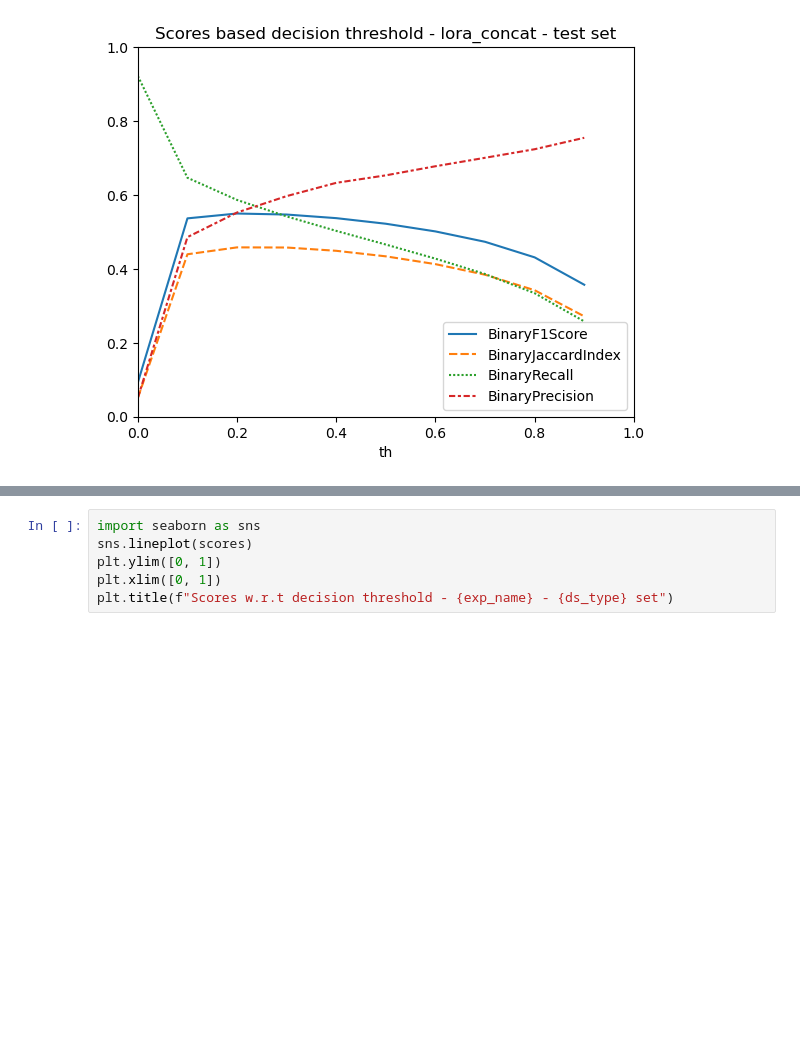
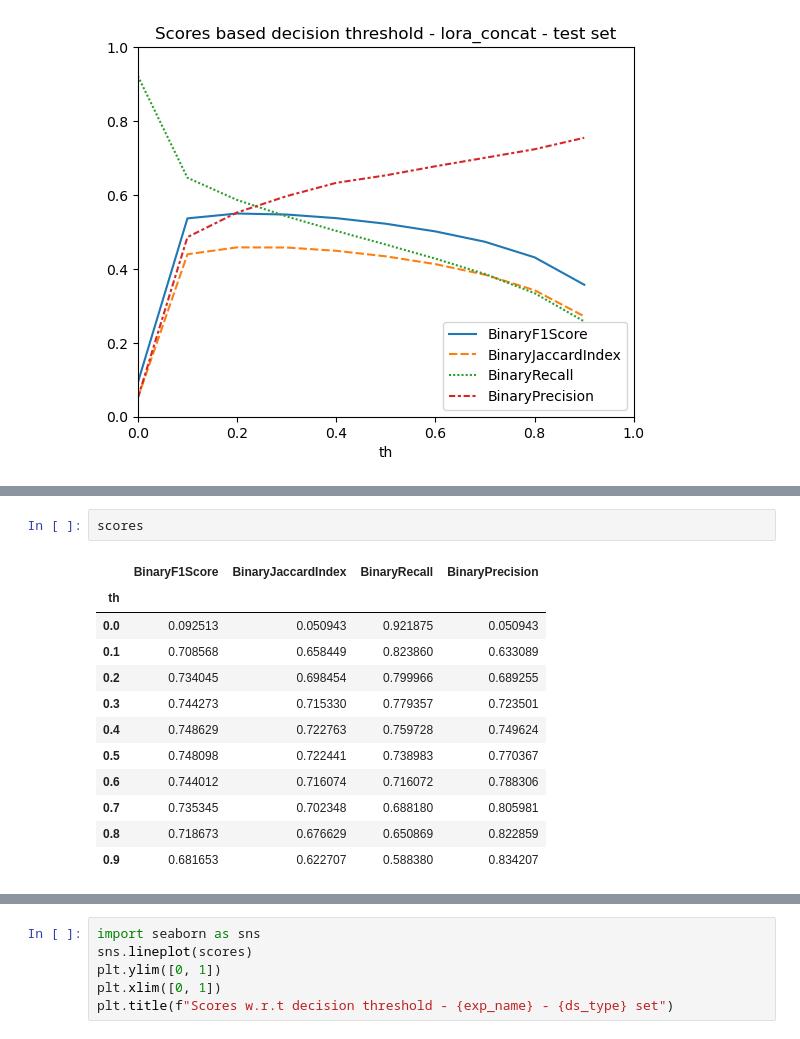
Before and after one commit to brustt/stylo_magique_intership_ign, a Jupyter notebook: notebooks/eval_mp.ipynb, the cells around one changed output, grey strips where cells are left out. Drawn from its saved outputs; the diff is of its cells as text; blank space fills up the shorter version.

```diff
--- a/notebooks/eval_mp.ipynb
+++ b/notebooks/eval_mp.ipynb
@@ -338,0 +328,15 @@ Text(0.5, 1.0, 'Scores based decision threshold - adapter_concat - test set')
+# %%
+scores
+# %% [output]
+|  | BinaryF1Score | BinaryJaccardIndex | BinaryRecall | BinaryPrecision |
+| th |  |  |  |  |
+| 0.0 | 0.092513 | 0.050943 | 0.921875 | 0.050943 |
+| 0.1 | 0.708568 | 0.658449 | 0.823860 | 0.633089 |
+| 0.2 | 0.734045 | 0.698454 | 0.799966 | 0.689255 |
+| 0.3 | 0.744273 | 0.715330 | 0.779357 | 0.723501 |
+| 0.4 | 0.748629 | 0.722763 | 0.759728 | 0.749624 |
+| 0.5 | 0.748098 | 0.722441 | 0.738983 | 0.770367 |
+| 0.6 | 0.744012 | 0.716074 | 0.716072 | 0.788306 |
+| 0.7 | 0.735345 | 0.702348 | 0.688180 | 0.805981 |
+| 0.8 | 0.718673 | 0.676629 | 0.650869 | 0.822859 |
+| 0.9 | 0.681653 | 0.622707 | 0.588380 | 0.834207 |
```
Also changed, not shown: parts of 8 cells of this notebook, 7 other files.
